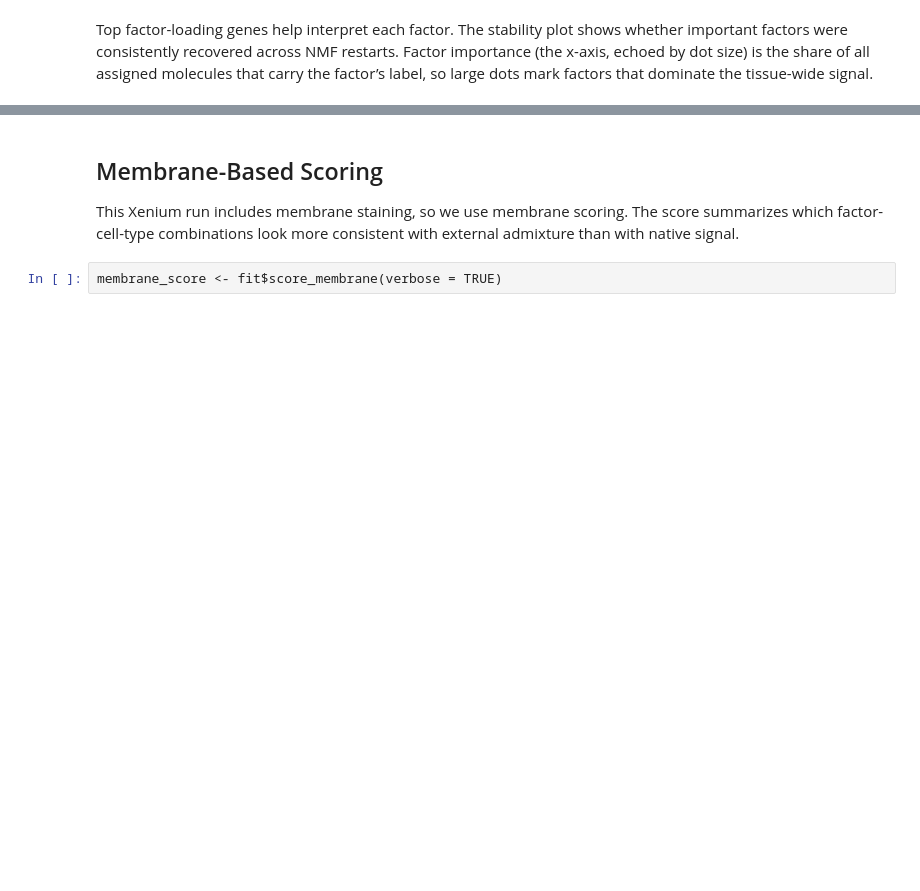
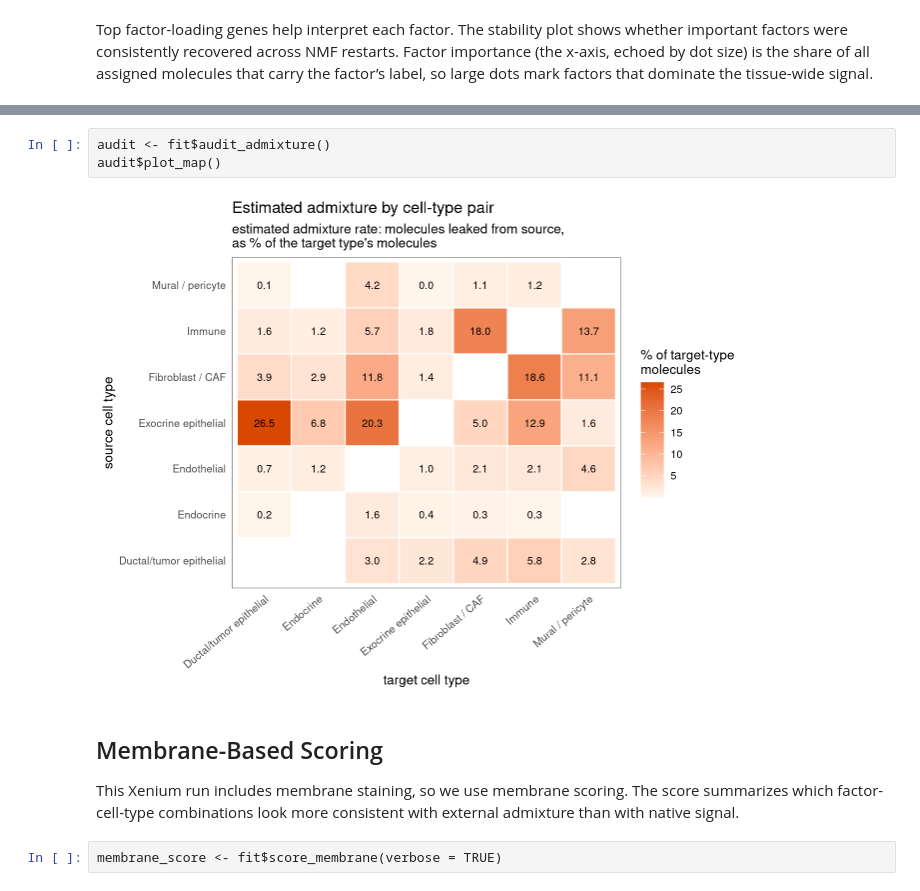
Before and after one commit to kharchenkolab/cellAdmix-core, a Jupyter notebook: examples/xenium_pancreas_membrane_377_full/pancreas_seurat_integration.ipynb, the cells around one changed output, grey strips where cells are left out. Drawn from its saved outputs; the diff is of its cells as text; blank space fills up the shorter version.

Commit message:
Re-render all examples with rate-map audit and ensemble defaults

```diff
--- a/examples/xenium_pancreas_membrane_377_full/pancreas_seurat_integration.ipynb
+++ b/examples/xenium_pancreas_membrane_377_full/pancreas_seurat_integration.ipynb
@@ -182,3 +190,8 @@ fit$plot_stability()
+# %%
+audit <- fit$audit_admixture()
+audit$plot_map()
+# %% [output]
+[figure, added]
 # %% [markdown]
 ## Membrane-Based Scoring
 
```
Also changed, not shown: parts of 14 cells of this notebook, 8 other files.
